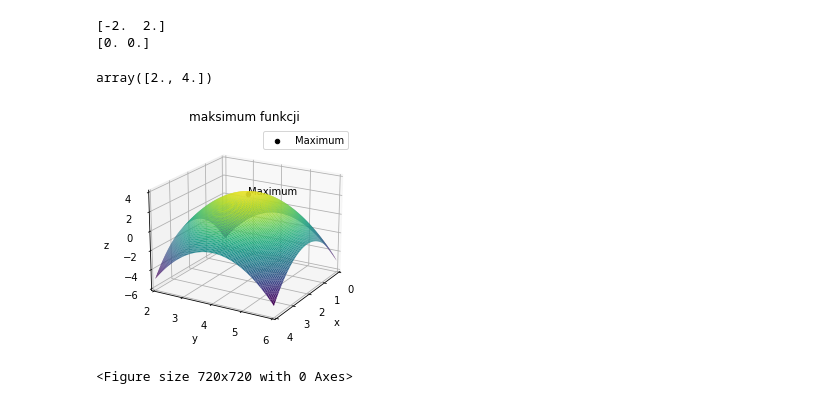
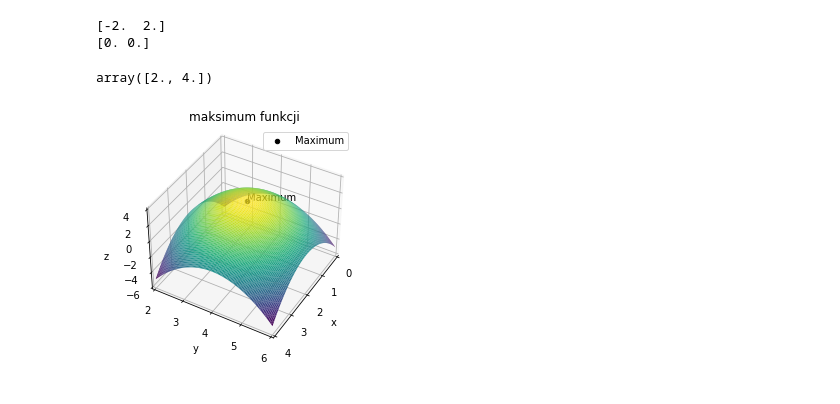
Before and after one commit to Isdre/Python_analiza_zadanka, a Jupyter notebook: analiza_wykład.ipynb, the cells around one changed output. Drawn from its saved outputs; the diff is of its cells as text; code cells hidden in the pictures.

```diff
--- a/analiza_wykład.ipynb
+++ b/analiza_wykład.ipynb
@@ -30,40 +30,39 @@ def maksimum(fun,pfx,pfy,w0):
     x0 = pfx(w0)
     y0 = pfy(w0)
     w = np.array([x0,y0])
-    while euk(w) > 0.3:
+    while euk(w) > 0.1:
         w[0] = pfx(w0)
         w[1] = pfy(w0)
         w0 += 0.5*w
         print(w)
     return w0
-# %%
-w0 = np.array([3.0,3.0])
-m = maksimum(f,pfx,pfy,w0)
-m
-# %% [output]
-[-2.  2.]
-[0. 0.]
-array([2., 4.])
+# %%
+w0 = np.array([3.0,3.0])
+m = maksimum(f,pfx,pfy,w0)
+m
+# %% [output]
+[-2.  2.]
+[0. 0.]
+array([2., 4.])
 # %%
 #Rysowanie
 fig = plt.figure()
 ax = plt.axes(projection='3d')
 ax.set_xlabel('x')
 ax.set_ylabel('y')
 ax.set_zlabel('z')
 # ax.contour3D(X, Y, Z, 50, cmap='binary')
 # ax.plot_wireframe(X, Y, Z, color='black')
 ax.set_zlim3d(-6, 4)
 ax.set_ylim3d(2, 6)
 ax.set_xlim3d(0, 4)
-ax.plot_surface(X, Y, Z, rstride=1, cstride=1,cmap='viridis', edgecolor='none')
-ax.scatter3D(m[0], m[1], f(m[0], m[1]), c="black", label='Maximum')
-ax.text(m[0], m[1], f(m[0], m[1]), "Maximum", color="black")
+ax.plot_surface(X, Y, Z, rstride=1, cstride=1,cmap='viridis', edgecolor='none', zorder=0)
+ax.scatter3D(m[0], m[1], f(m[0], m[1]), c="black", label='Maximum', zorder=1)
+ax.text(m[0], m[1], f(m[0], m[1]), "Maximum", zorder=1, color="black")
 ax.legend()
 ax.set_title("maksimum funkcji")
-plt.figure(figsize=(10, 10))
-ax.view_init(20, 30) #Kąt pod jakim patrzymy
+ax.view_init(40, 30) #Kąt pod jakim patrzymy
 plt.savefig('analiza_wyk.pdf')
+plt.show()
 # %% [output]
-[figure, old version]
+[figure, new version]
-<Figure size 720x720 with 0 Axes>
```
Also changed, not shown: 1 other file.
